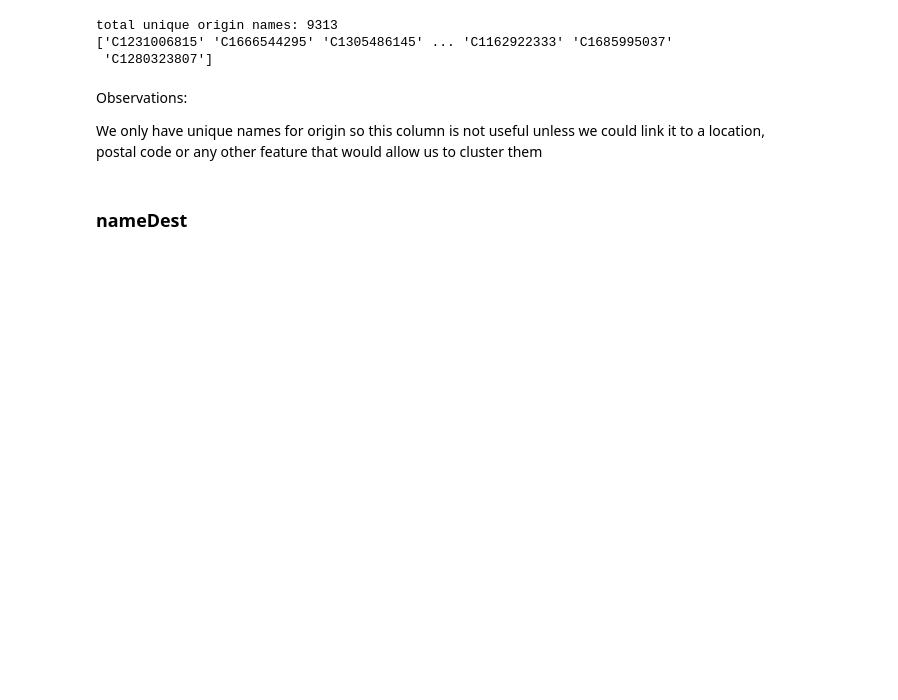
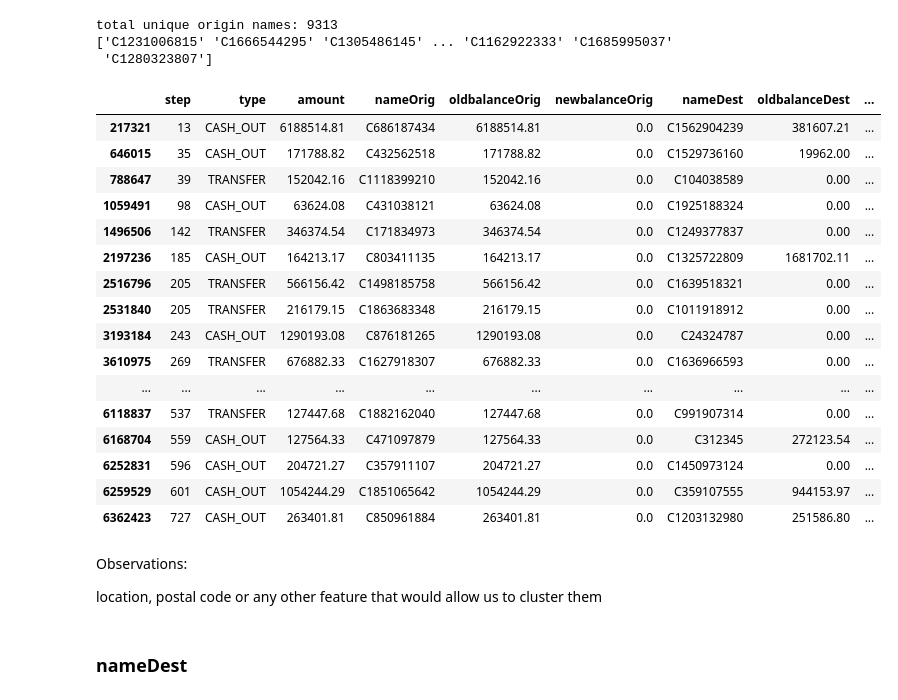
Before and after one commit to AMaldu/fraud_detection, a Jupyter notebook: notebooks/EDA.ipynb, the cells around one changed output. Saved outputs shown, nothing was run; the diff lists cells and outputs as text; code cells hidden in the pictures; blank space fills up the shorter version.

```diff
--- a/notebooks/EDA.ipynb
+++ b/notebooks/EDA.ipynb
@@ -590,10 +563,37 @@ print(unique_names)
 total unique origin names: 9313
 ['C1231006815' 'C1666544295' 'C1305486145' ... 'C1162922333' 'C1685995037'
  'C1280323807']
+# %%
+name_orig_counts = df['nameOrig'].value_counts().reset_index()
+name_orig_counts.columns = ['nameOrig', 'Count']
+name_orig_counts
+filtered_name_orig = name_orig_counts[name_orig_counts['Count'] > 1]['nameOrig']
+
+filtered_df = df[df['nameOrig'].isin(filtered_name_orig)]
+fraud_df = filtered_df[filtered_df['isFraud'] == 1]
+fraud_df
+# %% [output]
+|  | step | type | amount | nameOrig | oldbalanceOrig | newbalanceOrig | nameDest | oldbalanceDest | ... |
+| 217321 | 13 | CASH_OUT | 6188514.81 | C686187434 | 6188514.81 | 0.0 | C1562904239 | 381607.21 | ... |
+| 646015 | 35 | CASH_OUT | 171788.82 | C432562518 | 171788.82 | 0.0 | C1529736160 | 19962.00 | ... |
+| 788647 | 39 | TRANSFER | 152042.16 | C1118399210 | 152042.16 | 0.0 | C104038589 | 0.00 | ... |
+| 1059491 | 98 | CASH_OUT | 63624.08 | C431038121 | 63624.08 | 0.0 | C1925188324 | 0.00 | ... |
+| 1496506 | 142 | TRANSFER | 346374.54 | C171834973 | 346374.54 | 0.0 | C1249377837 | 0.00 | ... |
+| 2197236 | 185 | CASH_OUT | 164213.17 | C803411135 | 164213.17 | 0.0 | C1325722809 | 1681702.11 | ... |
+| 2516796 | 205 | TRANSFER | 566156.42 | C1498185758 | 566156.42 | 0.0 | C1639518321 | 0.00 | ... |
+| 2531840 | 205 | TRANSFER | 216179.15 | C1863683348 | 216179.15 | 0.0 | C1011918912 | 0.00 | ... |
+| 3193184 | 243 | CASH_OUT | 1290193.08 | C876181265 | 1290193.08 | 0.0 | C24324787 | 0.00 | ... |
+| 3610975 | 269 | TRANSFER | 676882.33 | C1627918307 | 676882.33 | 0.0 | C1636966593 | 0.00 | ... |
+| ... | ... | ... | ... | ... | ... | ... | ... | ... | ... |
+| 6118837 | 537 | TRANSFER | 127447.68 | C1882162040 | 127447.68 | 0.0 | C991907314 | 0.00 | ... |
+| 6168704 | 559 | CASH_OUT | 127564.33 | C471097879 | 127564.33 | 0.0 | C312345 | 272123.54 | ... |
+| 6252831 | 596 | CASH_OUT | 204721.27 | C357911107 | 204721.27 | 0.0 | C1450973124 | 0.00 | ... |
+| 6259529 | 601 | CASH_OUT | 1054244.29 | C1851065642 | 1054244.29 | 0.0 | C359107555 | 944153.97 | ... |
+| 6362423 | 727 | CASH_OUT | 263401.81 | C850961884 | 263401.81 | 0.0 | C1203132980 | 251586.80 | ... |
 # %% [markdown]
 Observations:
 
-We only have unique names for origin so this column is not useful unless we could link it to a location, postal code or any other feature that would allow us to cluster them
+ location, postal code or any other feature that would allow us to cluster them
 # %% [markdown]
 ### nameDest
 # %%
```
Also changed, not shown: parts of 32 cells of this notebook, 6 other files.
